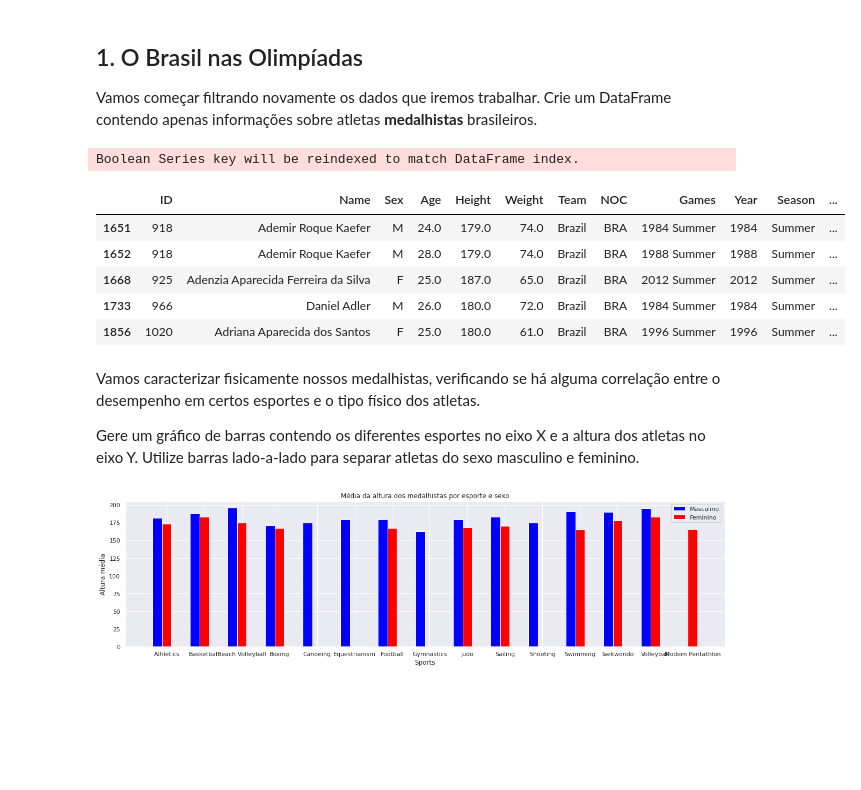
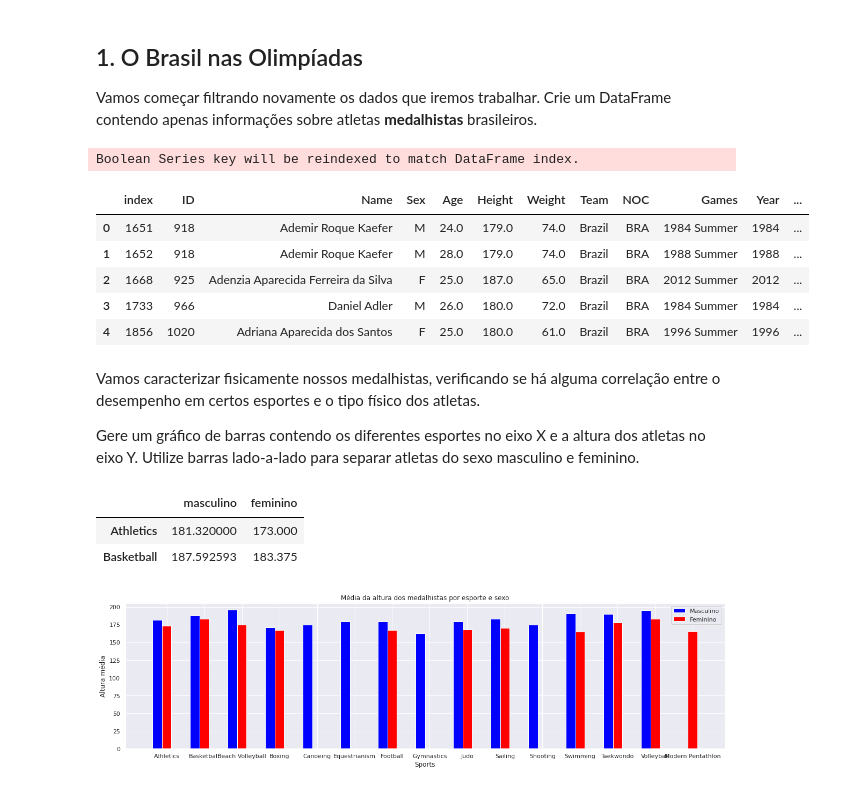
Before and after one commit to maycmesquia/Tool_Box, a Jupyter notebook: Projeto_Dataviz.ipynb, the cells around one changed output. Saved outputs shown, nothing was run; the diff lists cells and outputs as text; code cells hidden in the pictures; blank space fills up the shorter version.

```diff
--- a/Projeto_Dataviz.ipynb
+++ b/Projeto_Dataviz.ipynb
@@ -46,15 +61,16 @@ df_olimpiadas.head()
 Vamos começar filtrando novamente os dados que iremos trabalhar. Crie um DataFrame contendo apenas informações sobre atletas **medalhistas** brasileiros.
 # %%
 df_medalhistas_brasileiros = df_olimpiadas.dropna(axis=0, how='any',subset=['Medal'])[df_olimpiadas['NOC']=='BRA']
+df_medalhistas_brasileiros.reset_index(inplace=True)
 df_medalhistas_brasileiros.head()
 # %% [output]
 Boolean Series key will be reindexed to match DataFrame index.
-|  | ID | Name | Sex | Age | Height | Weight | Team | NOC | Games | Year | Season | ... |
-| 1651 | 918 | Ademir Roque Kaefer | M | 24.0 | 179.0 | 74.0 | Brazil | BRA | 1984 Summer | 1984 | Summer | ... |
-| 1652 | 918 | Ademir Roque Kaefer | M | 28.0 | 179.0 | 74.0 | Brazil | BRA | 1988 Summer | 1988 | Summer | ... |
-| 1668 | 925 | Adenzia Aparecida Ferreira da Silva | F | 25.0 | 187.0 | 65.0 | Brazil | BRA | 2012 Summer | 2012 | Summer | ... |
-| 1733 | 966 | Daniel Adler | M | 26.0 | 180.0 | 72.0 | Brazil | BRA | 1984 Summer | 1984 | Summer | ... |
-| 1856 | 1020 | Adriana Aparecida dos Santos | F | 25.0 | 180.0 | 61.0 | Brazil | BRA | 1996 Summer | 1996 | Summer | ... |
+|  | index | ID | Name | Sex | Age | Height | Weight | Team | NOC | Games | Year | ... |
+| 0 | 1651 | 918 | Ademir Roque Kaefer | M | 24.0 | 179.0 | 74.0 | Brazil | BRA | 1984 Summer | 1984 | ... |
+| 1 | 1652 | 918 | Ademir Roque Kaefer | M | 28.0 | 179.0 | 74.0 | Brazil | BRA | 1988 Summer | 1988 | ... |
+| 2 | 1668 | 925 | Adenzia Aparecida Ferreira da Silva | F | 25.0 | 187.0 | 65.0 | Brazil | BRA | 2012 Summer | 2012 | ... |
+| 3 | 1733 | 966 | Daniel Adler | M | 26.0 | 180.0 | 72.0 | Brazil | BRA | 1984 Summer | 1984 | ... |
+| 4 | 1856 | 1020 | Adriana Aparecida dos Santos | F | 25.0 | 180.0 | 61.0 | Brazil | BRA | 1996 Summer | 1996 | ... |
 # %% [markdown]
 Vamos caracterizar fisicamente nossos medalhistas, verificando se há alguma correlação entre o desempenho em certos esportes e o tipo físico dos atletas.
 
@@ -68,5 +84,9 @@ feminino = df_medalhistas_brasileiros[df_medalhistas_brasileiros['Sex']=='F'].gr
 
 df_sexo_altura = pd.concat([masculino, feminino], axis=1,names=True)
 
-df_sexo_altura
+df_sexo_altura.head(2)
+# %% [output]
+|  | masculino | feminino |
+| Athletics | 181.320000 | 173.000 |
+| Basketball | 187.592593 | 183.375 |
 # %%
```
Also changed, not shown: parts of 9 cells of this notebook.
